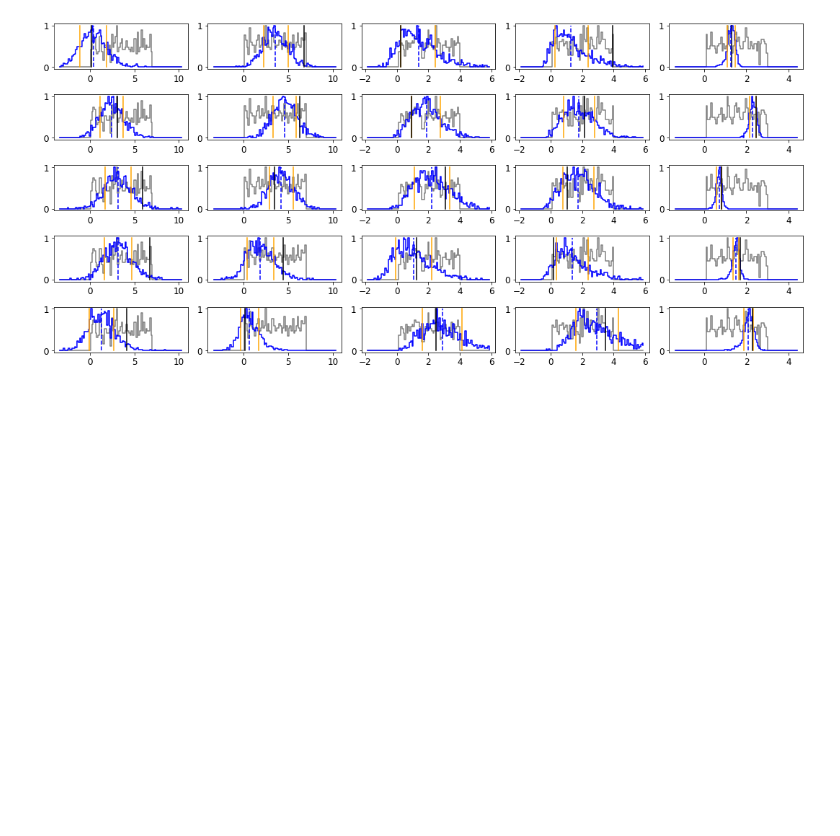
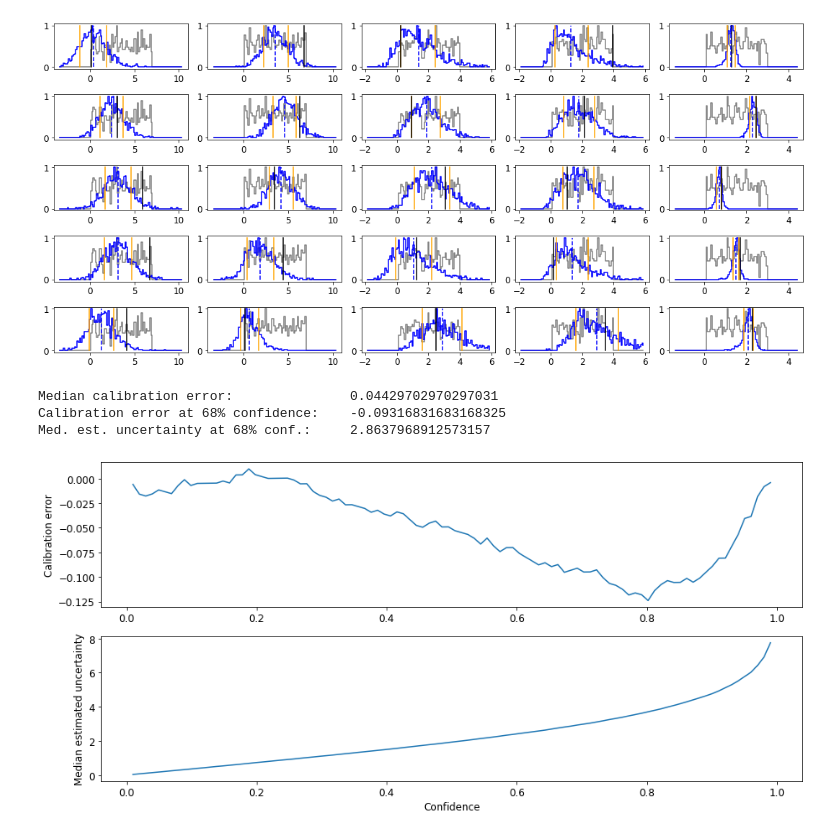
Before and after one commit to morioka/BayesFlow, a Jupyter notebook: docs/source/tutorial_notebooks/Parameter_Estimation_Workflow_on_google_colab.ipynb, the cells around one changed output. Cells and saved outputs as stored; diff of their text form; code cells hidden in the pictures; blank space fills up the shorter version.

Commit message:
add calibration_error

```diff
--- a/docs/source/tutorial_notebooks/Parameter_Estimation_Workflow_on_google_colab.ipynb
+++ b/docs/source/tutorial_notebooks/Parameter_Estimation_Workflow_on_google_colab.ipynb
@@ -475,0 +526,8 @@ show_posteriors(param_samples, true_params, x_range);
+# %%
+plt.figure(figsize=(15, 7))
+calibration_error(param_samples, true_params);
+# %% [output]
+Median calibration error:               0.04429702970297031
+Calibration error at 68% confidence:    -0.09316831683168325
+Med. est. uncertainty at 68% conf.:     2.8637968912573157
+[figure, added]
```
Also changed, not shown: parts of 2 cells of this notebook.
